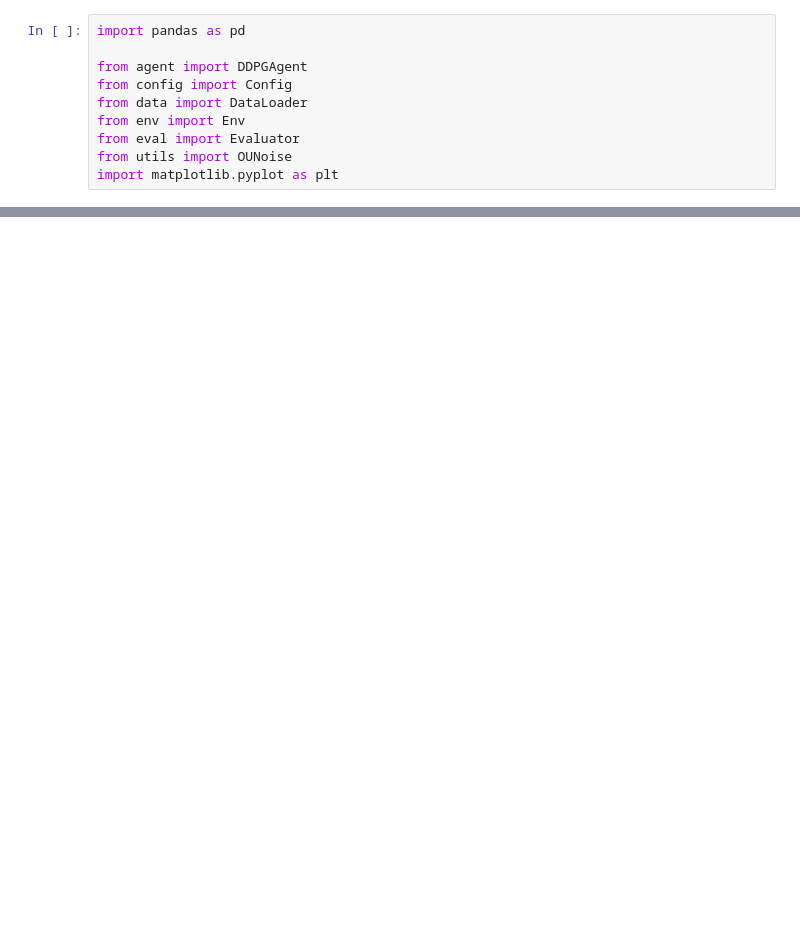
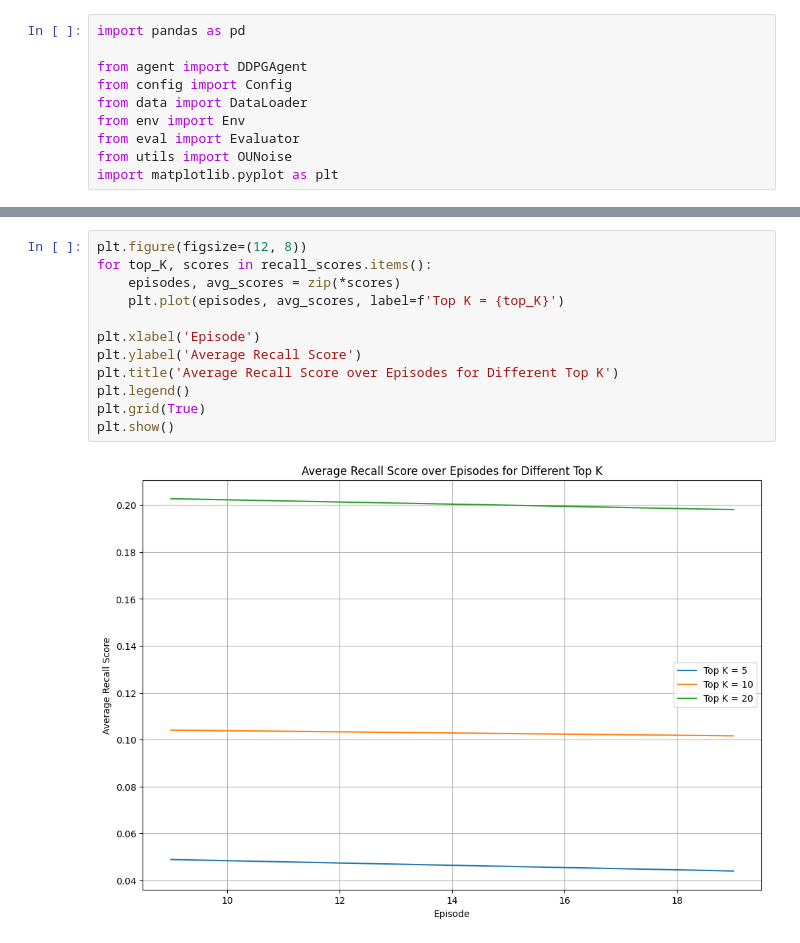
Before and after one commit to nghiax32/DRGR, a Jupyter notebook: main.ipynb, the cells around one changed output, grey strips where cells are left out. Saved outputs shown, nothing was run; the diff lists cells and outputs as text; blank space fills up the shorter version.

```diff
--- a/main.ipynb
+++ b/main.ipynb
@@ -97,3 +107,17 @@ Max NDCG scores at episode 669 (where NDCG@5 is max):
+# %%
+plt.figure(figsize=(12, 8))
+for top_K, scores in recall_scores.items():
+    episodes, avg_scores = zip(*scores)
+    plt.plot(episodes, avg_scores, label=f'Top K = {top_K}')
+
+plt.xlabel('Episode')
+plt.ylabel('Average Recall Score')
+plt.title('Average Recall Score over Episodes for Different Top K')
+plt.legend()
+plt.grid(True)
+plt.show()
+# %% [output]
+[figure, added]
 # %%
 plt.figure(figsize=(12, 8))
 for top_K, scores in ndcg_scores.items():
```
Also changed, not shown: parts of 4 cells of this notebook, 1 other file.
